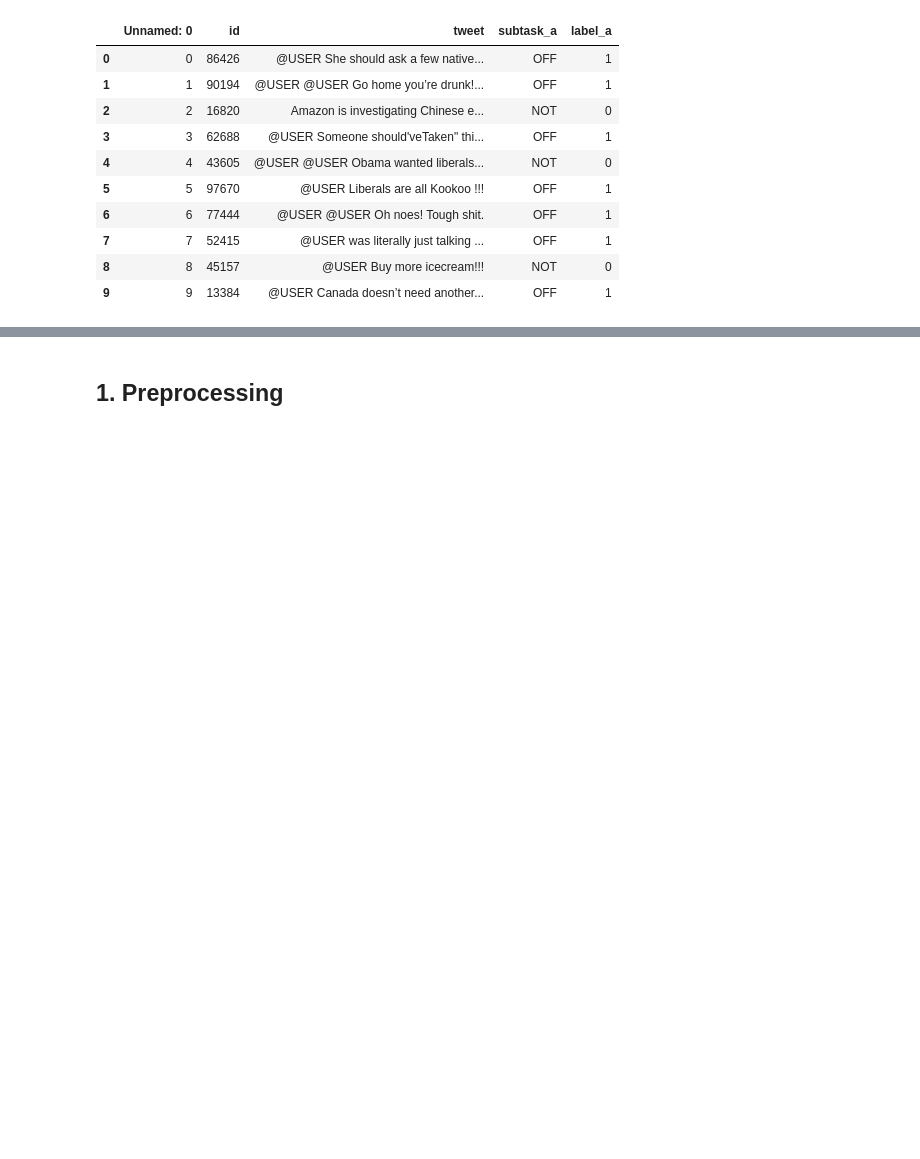
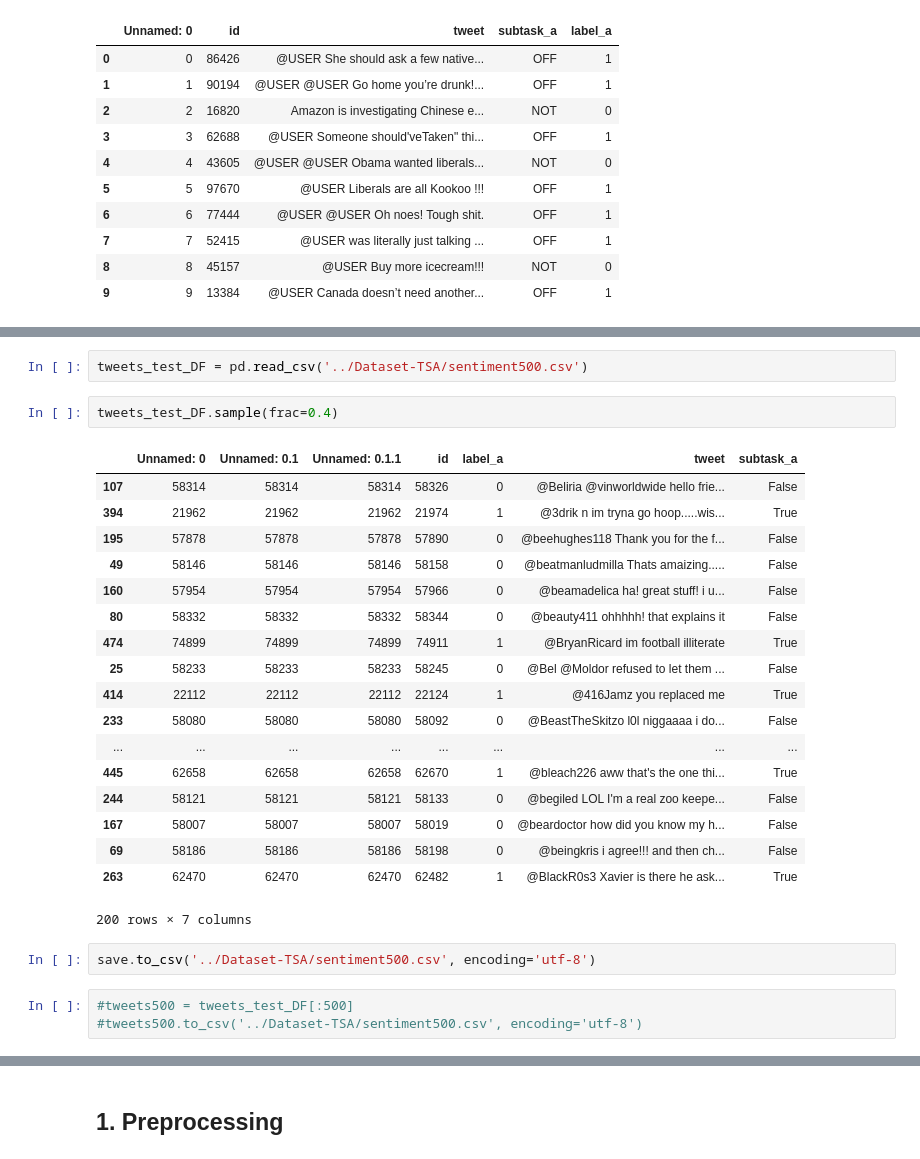
Before and after one commit to katarina-cavar/TARProject, a Jupyter notebook: Shallow/log_reg.ipynb, the cells around one changed output, grey strips where cells are left out. Saved outputs shown, nothing was run; the diff lists cells and outputs as text; blank space fills up the shorter version.

```diff
--- a/Shallow/log_reg.ipynb
+++ b/Shallow/log_reg.ipynb
@@ -58,0 +52,28 @@ tweets_test_DF.head(5)
+# %%
+tweets_test_DF = pd.read_csv('../Dataset-TSA/sentiment500.csv')
+# %%
+tweets_test_DF.sample(frac=0.4)
+# %% [output]
+|  | Unnamed: 0 | Unnamed: 0.1 | Unnamed: 0.1.1 | id | label_a | tweet | subtask_a |
+| 107 | 58314 | 58314 | 58314 | 58326 | 0 | @Beliria @vinworldwide hello frie... | False |
+| 394 | 21962 | 21962 | 21962 | 21974 | 1 | @3drik n im tryna go hoop.....wis... | True |
+| 195 | 57878 | 57878 | 57878 | 57890 | 0 | @beehughes118 Thank you for the f... | False |
+| 49 | 58146 | 58146 | 58146 | 58158 | 0 | @beatmanludmilla Thats amaizing..... | False |
+| 160 | 57954 | 57954 | 57954 | 57966 | 0 | @beamadelica ha! great stuff! i u... | False |
+| 80 | 58332 | 58332 | 58332 | 58344 | 0 | @beauty411 ohhhhh! that explains it | False |
+| 474 | 74899 | 74899 | 74899 | 74911 | 1 | @BryanRicard im football illiterate | True |
+| 25 | 58233 | 58233 | 58233 | 58245 | 0 | @Bel @Moldor refused to let them ... | False |
+| 414 | 22112 | 22112 | 22112 | 22124 | 1 | @416Jamz you replaced me | True |
+| 233 | 58080 | 58080 | 58080 | 58092 | 0 | @BeastTheSkitzo l0l niggaaaa i do... | False |
+| ... | ... | ... | ... | ... | ... | ... | ... |
+| 445 | 62658 | 62658 | 62658 | 62670 | 1 | @bleach226 aww that's the one thi... | True |
+| 244 | 58121 | 58121 | 58121 | 58133 | 0 | @begiled LOL I'm a real zoo keepe... | False |
+| 167 | 58007 | 58007 | 58007 | 58019 | 0 | @beardoctor how did you know my h... | False |
+| 69 | 58186 | 58186 | 58186 | 58198 | 0 | @beingkris i agree!!! and then ch... | False |
+| 263 | 62470 | 62470 | 62470 | 62482 | 1 | @BlackR0s3 Xavier is there he ask... | True |
+200 rows × 7 columns
+# %%
+save.to_csv('../Dataset-TSA/sentiment500.csv', encoding='utf-8')
+# %%
+#tweets500 = tweets_test_DF[:500]
+#tweets500.to_csv('../Dataset-TSA/sentiment500.csv', encoding='utf-8')
```
Also changed, not shown: parts of 19 cells of this notebook, 2 other files.
